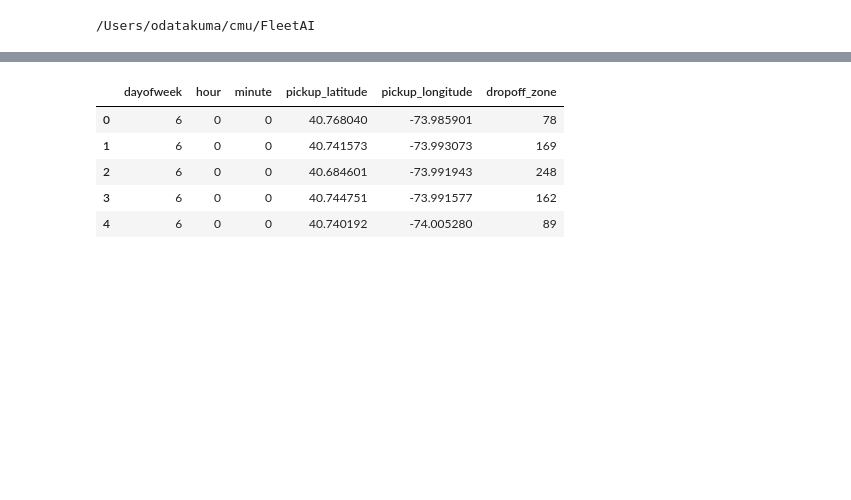
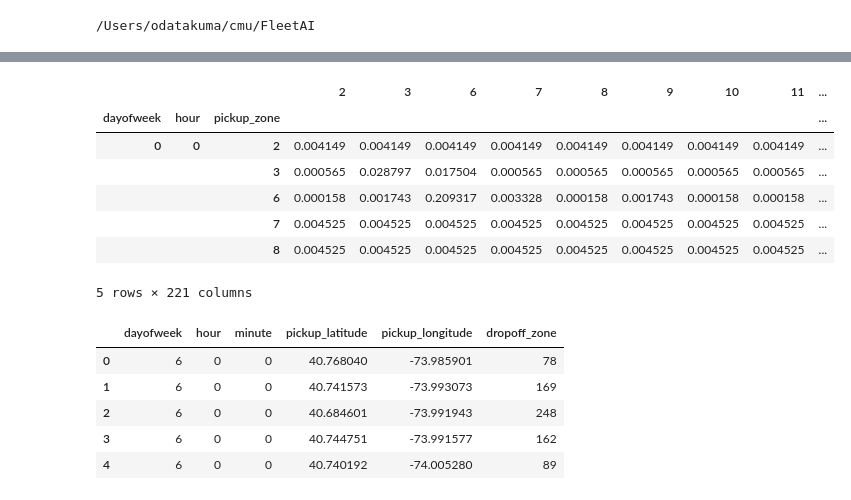
Before and after one commit to hitsuji5/FleetAI, a Jupyter notebook: analytics/destination_prediction.ipynb, the cells around one changed output, grey strips where cells are left out. Cells and saved outputs as stored; diff of their text form; code cells hidden in the pictures; blank space fills up the shorter version.

```diff
--- a/analytics/destination_prediction.ipynb
+++ b/analytics/destination_prediction.ipynb
@@ -18,3 +111,15 @@ data_path = 'analytics/data/taxi_trips/taxi_tripdata_2016-05.csv'
+# %%
+df = pd.read_csv('engine/data/pdest.csv').set_index(['dayofweek', 'hour', 'pickup_zone'])
+df.head()
+# %% [output]
+|  |  |  | 2 | 3 | 6 | 7 | 8 | 9 | 10 | 11 | ... |
+| dayofweek | hour | pickup_zone |  |  |  |  |  |  |  |  | ... |
+| 0 | 0 | 2 | 0.004149 | 0.004149 | 0.004149 | 0.004149 | 0.004149 | 0.004149 | 0.004149 | 0.004149 | ... |
+|  |  | 3 | 0.000565 | 0.028797 | 0.017504 | 0.000565 | 0.000565 | 0.000565 | 0.000565 | 0.000565 | ... |
+|  |  | 6 | 0.000158 | 0.001743 | 0.209317 | 0.003328 | 0.000158 | 0.001743 | 0.000158 | 0.000158 | ... |
+|  |  | 7 | 0.004525 | 0.004525 | 0.004525 | 0.004525 | 0.004525 | 0.004525 | 0.004525 | 0.004525 | ... |
+|  |  | 8 | 0.004525 | 0.004525 | 0.004525 | 0.004525 | 0.004525 | 0.004525 | 0.004525 | 0.004525 | ... |
+5 rows × 221 columns
 # %%
 cols = ['dayofweek', 'hour', 'minute', 'pickup_latitude', 'pickup_longitude', 'dropoff_zone']
 df = pd.read_csv(data_path, usecols=cols, dtype={key : np.float32 for key in cols})
```
Also changed, not shown: parts of 12 cells of this notebook, 17 other files.
